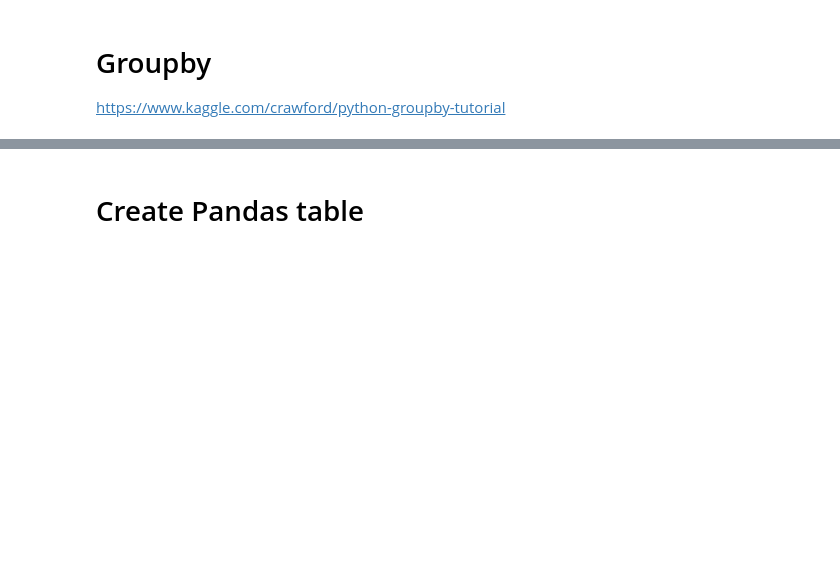
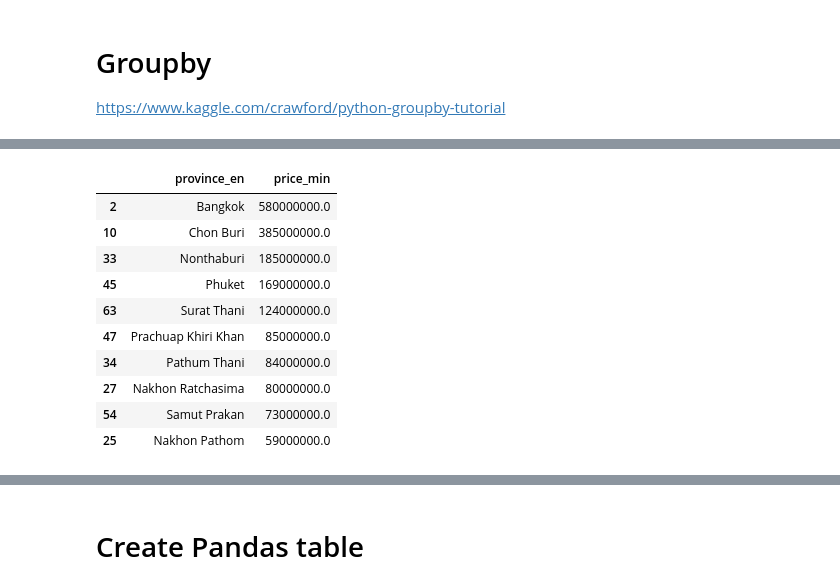
Before and after one commit to puttipongyy/python_dataviz2023, a Jupyter notebook: Pandas102.ipynb, the cells around one changed output, grey strips where cells are left out. Drawn from its saved outputs; the diff is of its cells as text; code cells hidden in the pictures; blank space fills up the shorter version.

```diff
--- a/Pandas102.ipynb
+++ b/Pandas102.ipynb
@@ -365,0 +356,15 @@ data_df.groupby('nationality').min(' ') # ดูค่า min ของการ
+# %%
+max_df = unit_df.groupby('province_en')['price_min'].max().reset_index()
+max_df.sort_values('price_min', ascending= False).head(10)
+# %% [output]
+|  | province_en | price_min |
+| 2 | Bangkok | 580000000.0 |
+| 10 | Chon Buri | 385000000.0 |
+| 33 | Nonthaburi | 185000000.0 |
+| 45 | Phuket | 169000000.0 |
+| 63 | Surat Thani | 124000000.0 |
+| 47 | Prachuap Khiri Khan | 85000000.0 |
+| 34 | Pathum Thani | 84000000.0 |
+| 27 | Nakhon Ratchasima | 80000000.0 |
+| 54 | Samut Prakan | 73000000.0 |
+| 25 | Nakhon Pathom | 59000000.0 |
```
Also changed, not shown: parts of 21 cells of this notebook.
